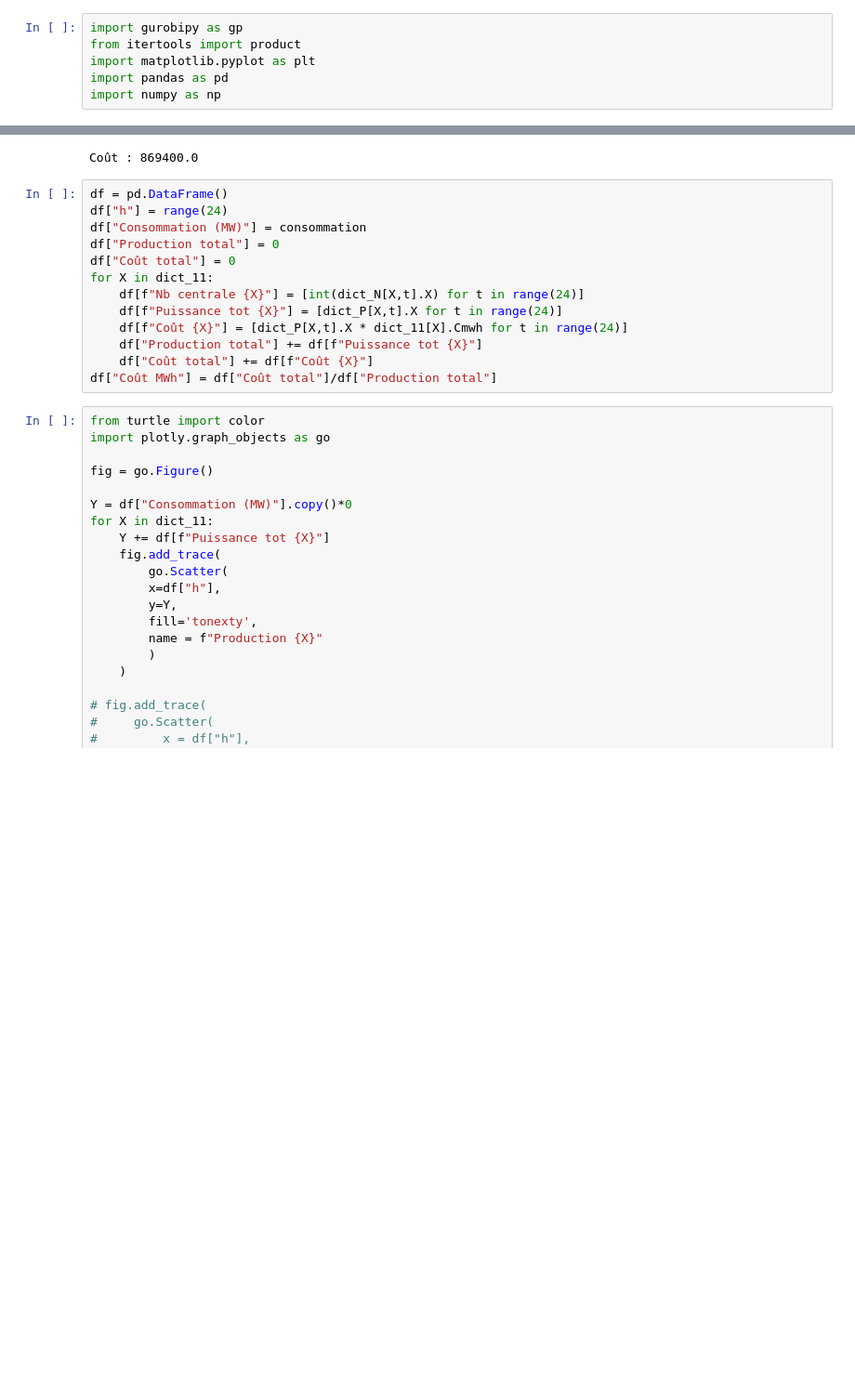
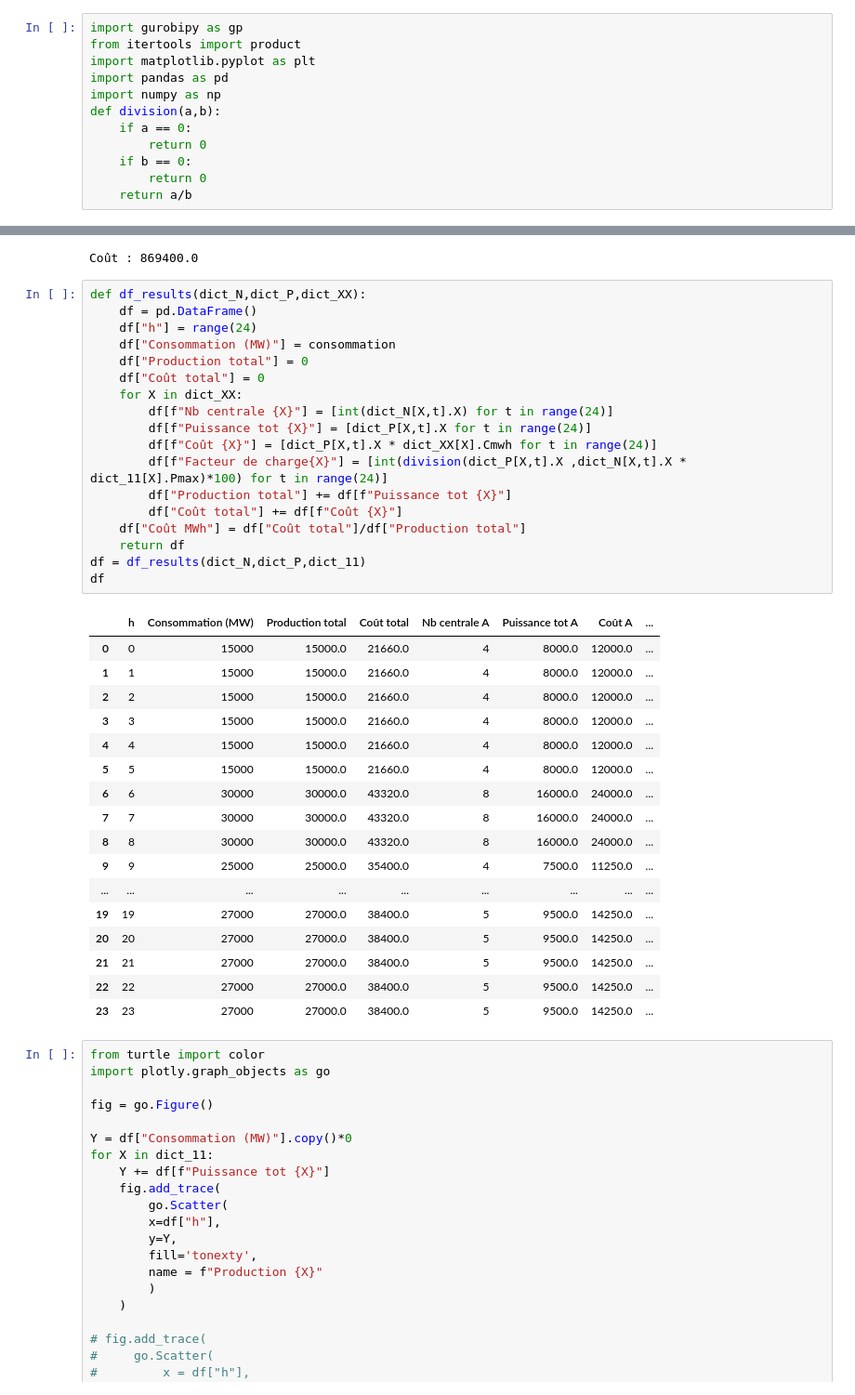
Before and after one commit to RobinsonBeaucour/OptiLineaire, a Jupyter notebook: Projet_OL.ipynb, the cells around one changed output, grey strips where cells are left out. Shown: that part at 93% size. Cells and saved outputs as stored; diff of their text form; blank space fills up the shorter version.

```diff
--- a/Projet_OL.ipynb
+++ b/Projet_OL.ipynb
@@ -4,3 +4,9 @@ from itertools import product
 import matplotlib.pyplot as plt
 import pandas as pd
 import numpy as np
+def division(a,b):
+    if a == 0:
+        return 0
+    if b == 0:
+        return 0
+    return a/b
@@ -131,18 +160,41 @@ print(f"Coût : {model.ObjVal}")
 # %% [output]
 Coût : 869400.0
 # %%
-df = pd.DataFrame()
-df["h"] = range(24)
-df["Consommation (MW)"] = consommation
-df["Production total"] = 0
-df["Coût total"] = 0
-for X in dict_11:
-    df[f"Nb centrale {X}"] = [int(dict_N[X,t].X) for t in range(24)]
-    df[f"Puissance tot {X}"] = [dict_P[X,t].X for t in range(24)]
-    df[f"Coût {X}"] = [dict_P[X,t].X * dict_11[X].Cmwh for t in range(24)]
-    df["Production total"] += df[f"Puissance tot {X}"]
-    df["Coût total"] += df[f"Coût {X}"]
-df["Coût MWh"] = df["Coût total"]/df["Production total"]
+def df_results(dict_N,dict_P,dict_XX):
+    df = pd.DataFrame()
+    df["h"] = range(24)
+    df["Consommation (MW)"] = consommation
+    df["Production total"] = 0
+    df["Coût total"] = 0
+    for X in dict_XX:
+        df[f"Nb centrale {X}"] = [int(dict_N[X,t].X) for t in range(24)]
+        df[f"Puissance tot {X}"] = [dict_P[X,t].X for t in range(24)]
+        df[f"Coût {X}"] = [dict_P[X,t].X * dict_XX[X].Cmwh for t in range(24)]
+        df[f"Facteur de charge{X}"] = [int(division(dict_P[X,t].X ,dict_N[X,t].X * dict_11[X].Pmax)*100) for t in range(24)]
+        df["Production total"] += df[f"Puissance tot {X}"]
+        df["Coût total"] += df[f"Coût {X}"]
+    df["Coût MWh"] = df["Coût total"]/df["Production total"]
+    return df
+df = df_results(dict_N,dict_P,dict_11)
+df
+# %% [output]
+|  | h | Consommation (MW) | Production total | Coût total | Nb centrale A | Puissance tot A | Coût A | ... |
+| 0 | 0 | 15000 | 15000.0 | 21660.0 | 4 | 8000.0 | 12000.0 | ... |
+| 1 | 1 | 15000 | 15000.0 | 21660.0 | 4 | 8000.0 | 12000.0 | ... |
+| 2 | 2 | 15000 | 15000.0 | 21660.0 | 4 | 8000.0 | 12000.0 | ... |
+| 3 | 3 | 15000 | 15000.0 | 21660.0 | 4 | 8000.0 | 12000.0 | ... |
+| 4 | 4 | 15000 | 15000.0 | 21660.0 | 4 | 8000.0 | 12000.0 | ... |
+| 5 | 5 | 15000 | 15000.0 | 21660.0 | 4 | 8000.0 | 12000.0 | ... |
+| 6 | 6 | 30000 | 30000.0 | 43320.0 | 8 | 16000.0 | 24000.0 | ... |
+| 7 | 7 | 30000 | 30000.0 | 43320.0 | 8 | 16000.0 | 24000.0 | ... |
+| 8 | 8 | 30000 | 30000.0 | 43320.0 | 8 | 16000.0 | 24000.0 | ... |
+| 9 | 9 | 25000 | 25000.0 | 35400.0 | 4 | 7500.0 | 11250.0 | ... |
+| ... | ... | ... | ... | ... | ... | ... | ... | ... |
+| 19 | 19 | 27000 | 27000.0 | 38400.0 | 5 | 9500.0 | 14250.0 | ... |
+| 20 | 20 | 27000 | 27000.0 | 38400.0 | 5 | 9500.0 | 14250.0 | ... |
+| 21 | 21 | 27000 | 27000.0 | 38400.0 | 5 | 9500.0 | 14250.0 | ... |
+| 22 | 22 | 27000 | 27000.0 | 38400.0 | 5 | 9500.0 | 14250.0 | ... |
+| 23 | 23 | 27000 | 27000.0 | 38400.0 | 5 | 9500.0 | 14250.0 | ... |
 # %%
 from turtle import color
 import plotly.graph_objects as go
```
Also changed, not shown: parts of 16 cells of this notebook.
